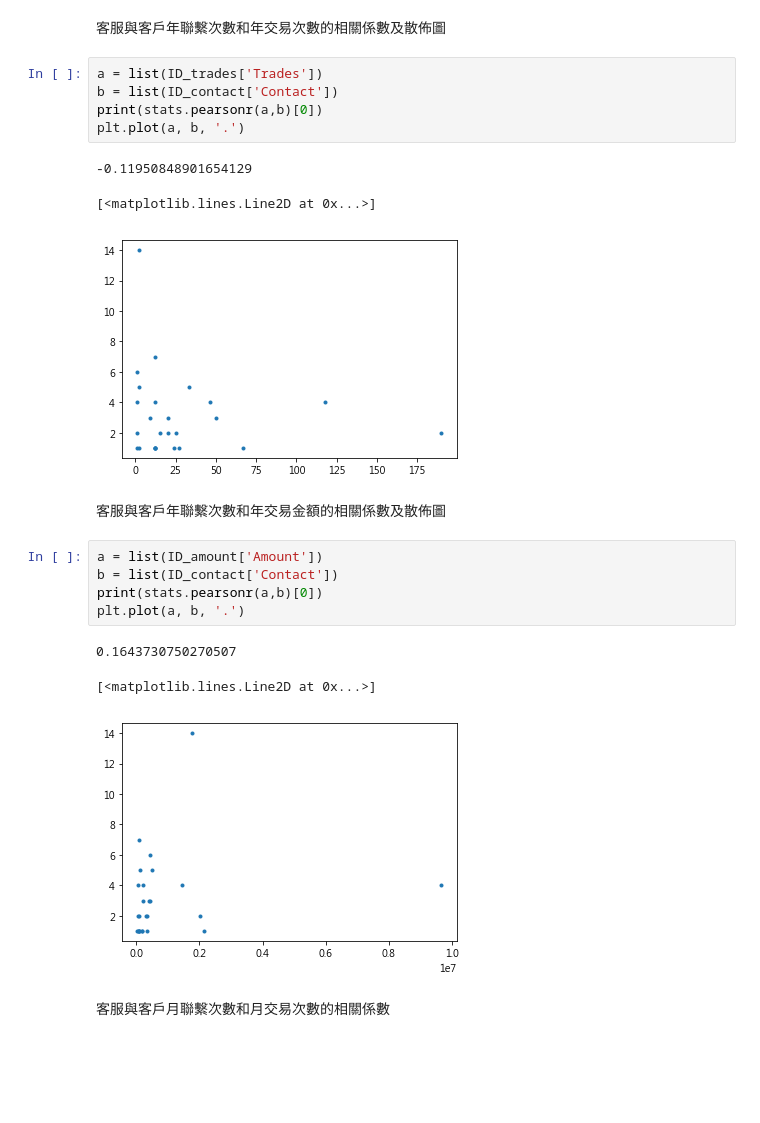
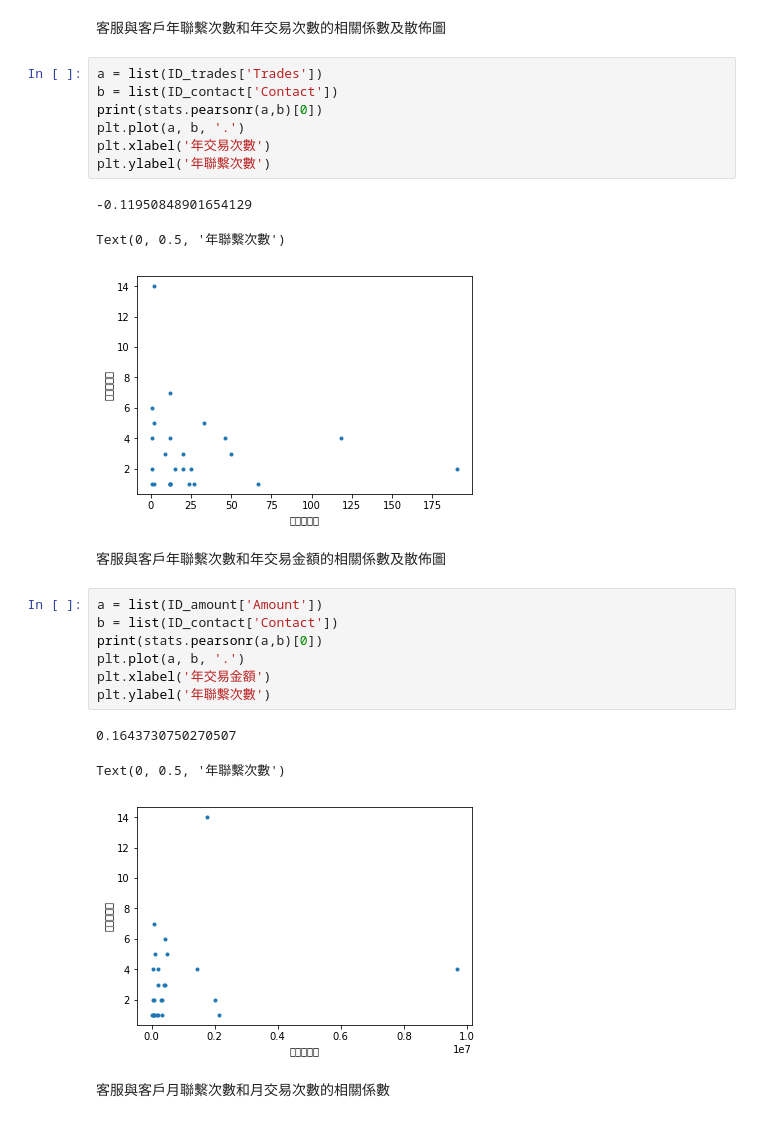
Before and after one commit to lou-tun-chieh/Text-mining---Fintech, a Jupyter notebook: Final_Project/Final_combined.ipynb, the cells around one changed output. Drawn from its saved outputs; the diff is of its cells as text; blank space fills up the shorter version.

```diff
--- a/Final_Project/Final_combined.ipynb
+++ b/Final_Project/Final_combined.ipynb
@@ -220,21 +220,25 @@ a = list(ID_trades['Trades'])
 b = list(ID_contact['Contact'])
 print(stats.pearsonr(a,b)[0])
 plt.plot(a, b, '.')
+plt.xlabel('年交易次數')
+plt.ylabel('年聯繫次數')
 # %% [output]
 -0.11950848901654129
-[<matplotlib.lines.Line2D at 0x...>]
+Text(0, 0.5, '年聯繫次數')
-[figure, old version]
+[figure, new version]
 # %% [markdown]
 客服與客戶年聯繫次數和年交易金額的相關係數及散佈圖
 # %%
 a = list(ID_amount['Amount'])
 b = list(ID_contact['Contact'])
 print(stats.pearsonr(a,b)[0])
 plt.plot(a, b, '.')
+plt.xlabel('年交易金額')
+plt.ylabel('年聯繫次數')
 # %% [output]
 0.1643730750270507
-[<matplotlib.lines.Line2D at 0x...>]
+Text(0, 0.5, '年聯繫次數')
-[figure, old version]
+[figure, new version]
 # %% [markdown]
 客服與客戶月聯繫次數和月交易次數的相關係數
 # %%
```
Also changed, not shown: parts of 5 cells of this notebook.
